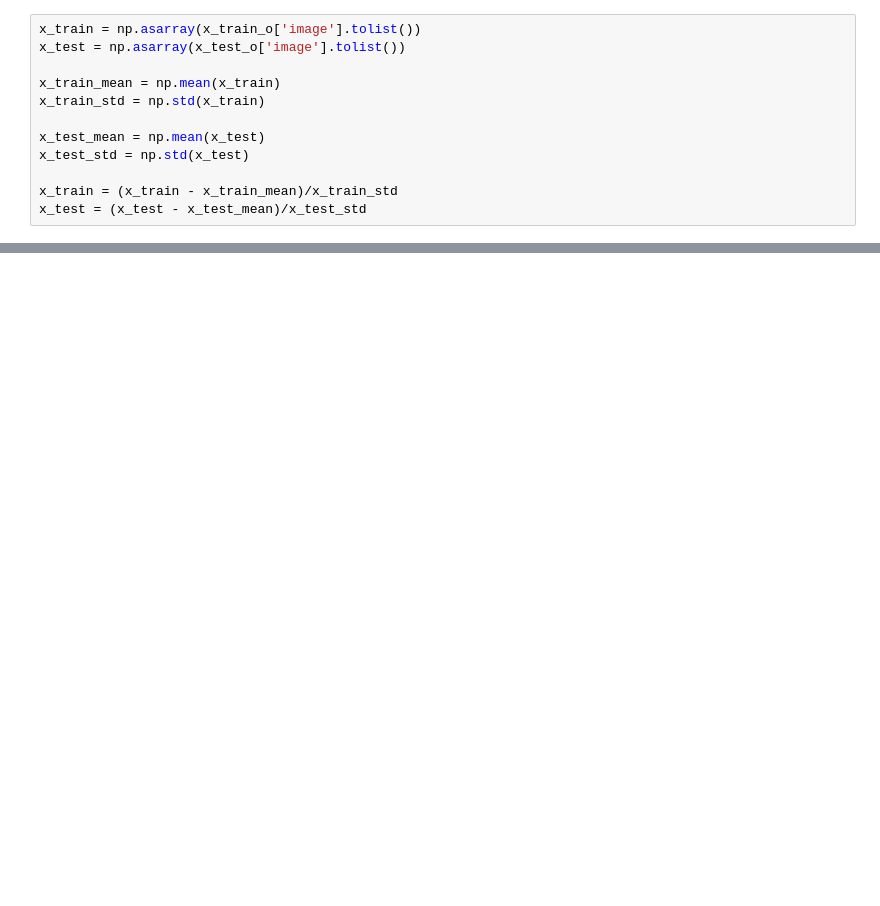
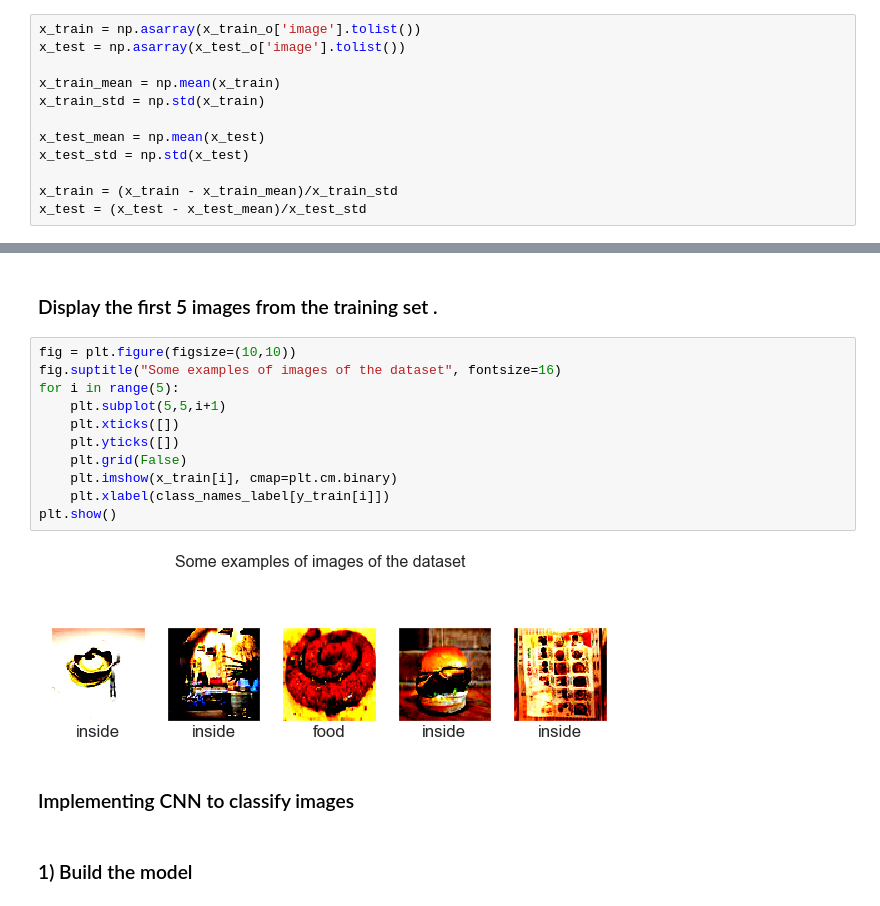
Before and after one commit to chaitanyakasaraneni/yelpphotoclassification, a Jupyter notebook: ImageProcessing_CNN.ipynb, the cells around one changed output, grey strips where cells are left out. Drawn from its saved outputs; the diff is of its cells as text; blank space fills up the shorter version.

```diff
--- a/ImageProcessing_CNN.ipynb
+++ b/ImageProcessing_CNN.ipynb
@@ -279,0 +161,19 @@ TypeError: ignored
+# %% [markdown]
+### Display the first 5 images from the training set .
+# %%
+fig = plt.figure(figsize=(10,10))
+fig.suptitle("Some examples of images of the dataset", fontsize=16)
+for i in range(5):
+    plt.subplot(5,5,i+1)
+    plt.xticks([])
+    plt.yticks([])
+    plt.grid(False)
+    plt.imshow(x_train[i], cmap=plt.cm.binary)
+    plt.xlabel(class_names_label[y_train[i]])
+plt.show()
+# %% [output]
+[figure, added]
+# %% [markdown]
+### Implementing CNN to classify images
+# %% [markdown]
+### 1) Build the model
```
Also changed, not shown: parts of 56 cells of this notebook.
